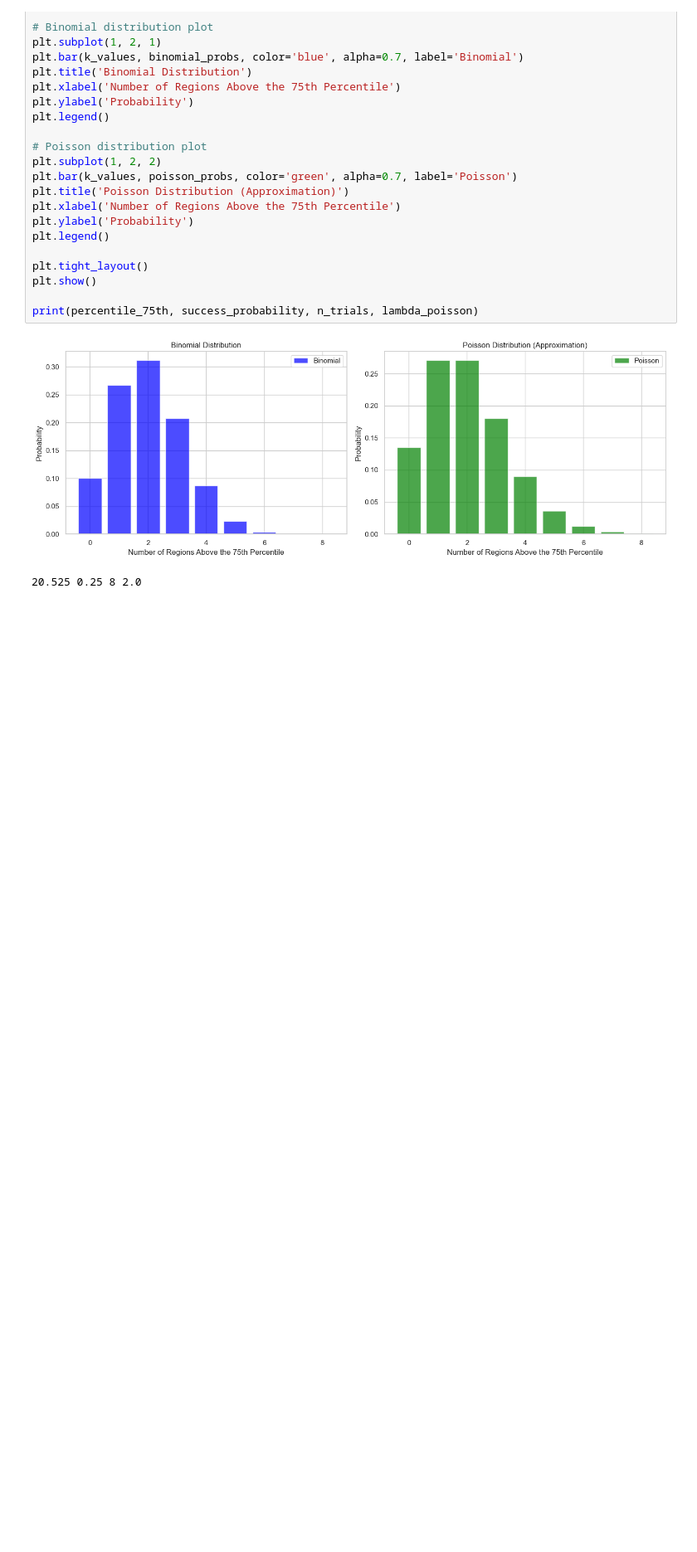
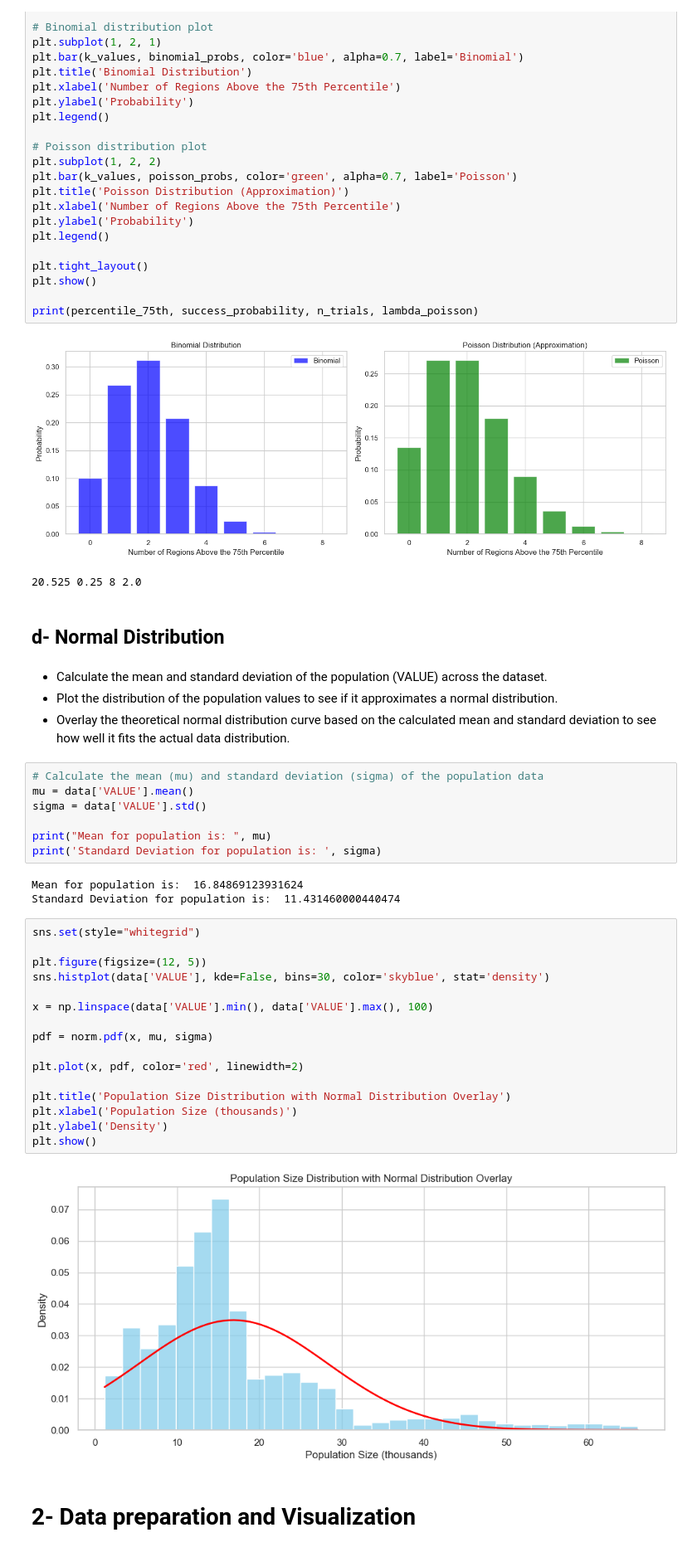
Before and after one commit to waseemmm737/Estimated_Population, a Jupyter notebook: main.ipynb, the cells around one changed output. Shown: that part at 83% size. Drawn from its saved outputs; the diff is of its cells as text; blank space fills up the shorter version.

Commit message:
Adding Visuals and stats

```diff
--- a/main.ipynb
+++ b/main.ipynb
@@ -265,3 +265,39 @@ print(percentile_75th, success_probability, n_trials, lambda_poisson)
 # %% [output]
 [figure]
 20.525 0.25 8 2.0
+# %% [markdown]
+## d- Normal Distribution
+# %% [markdown]
+- Calculate the mean and standard deviation of the population (VALUE) across the dataset.
+- Plot the distribution of the population values to see if it approximates a normal distribution.
+- Overlay the theoretical normal distribution curve based on the calculated mean and standard deviation to see how well it fits the actual data distribution.
+# %%
+# Calculate the mean (mu) and standard deviation (sigma) of the population data
+mu = data['VALUE'].mean()
+sigma = data['VALUE'].std()
+
+print("Mean for population is: ", mu)
+print('Standard Deviation for population is: ', sigma)
+# %% [output]
+Mean for population is:  16.84869123931624
+Standard Deviation for population is:  11.431460000440474
+# %%
+sns.set(style="whitegrid")
+
+plt.figure(figsize=(12, 5))
+sns.histplot(data['VALUE'], kde=False, bins=30, color='skyblue', stat='density')
+
+x = np.linspace(data['VALUE'].min(), data['VALUE'].max(), 100)
+
+pdf = norm.pdf(x, mu, sigma)
+
+plt.plot(x, pdf, color='red', linewidth=2)
+
+plt.title('Population Size Distribution with Normal Distribution Overlay')
+plt.xlabel('Population Size (thousands)')
+plt.ylabel('Density')
+plt.show()
+# %% [output]
+[figure, added]
+# %% [markdown]
+# 2- Data preparation and Visualization
```
Also changed, not shown: parts of 2 cells of this notebook.
